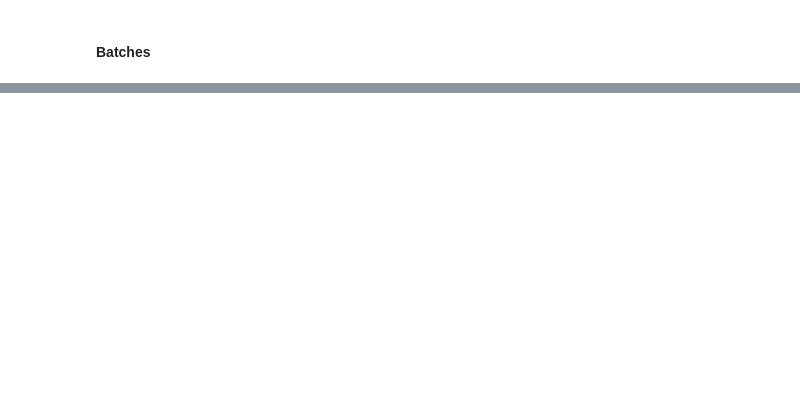
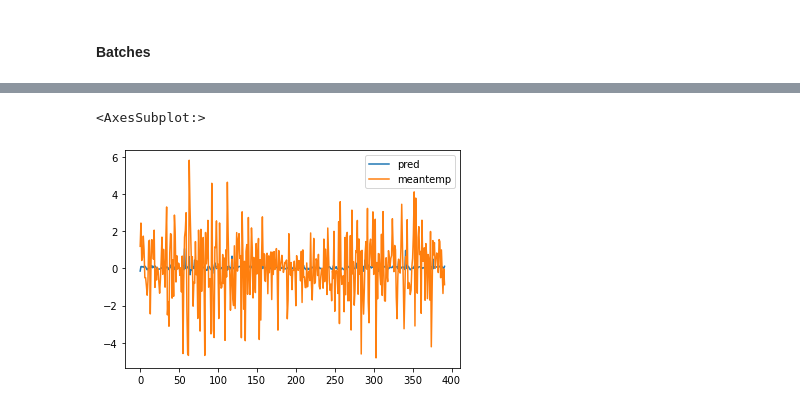
Before and after one commit to lucascouri2/residencia-st, a Jupyter notebook: Relatorio.ipynb, the cells around one changed output, grey strips where cells are left out. Drawn from its saved outputs; the diff is of its cells as text; code cells hidden in the pictures; blank space fills up the shorter version.

```diff
--- a/Relatorio.ipynb
+++ b/Relatorio.ipynb
@@ -671,0 +788,2 @@ plot_acf(residuos)
+# %%
+mlp_models_d1, results_metrics_MLP_d1 = generate_models(train_dataloader_d1, valid_dataloader_d1, y_test_d1, test_dataloader_d1)
@@ -671,0 +818,3 @@ plot_acf(residuos)
+# %%
+best_MLP_d1 = get_best_model("mse", results_metrics_MLP_d1, mlp_models_d1)
+pred_best_MLP_d1 = predict_mlp(best_MLP_d1, test_dataloader_d1)
@@ -671,0 +833,5 @@ plot_acf(residuos)
+# %%
+pd.concat([pd.Series(pred_best_MLP_d1, name='pred'), y_test_d1.reset_index(drop=True)],axis=1).plot()
+# %% [output]
+<AxesSubplot:>
+[figure, added]
```
Also changed, not shown: parts of 46 cells of this notebook.
